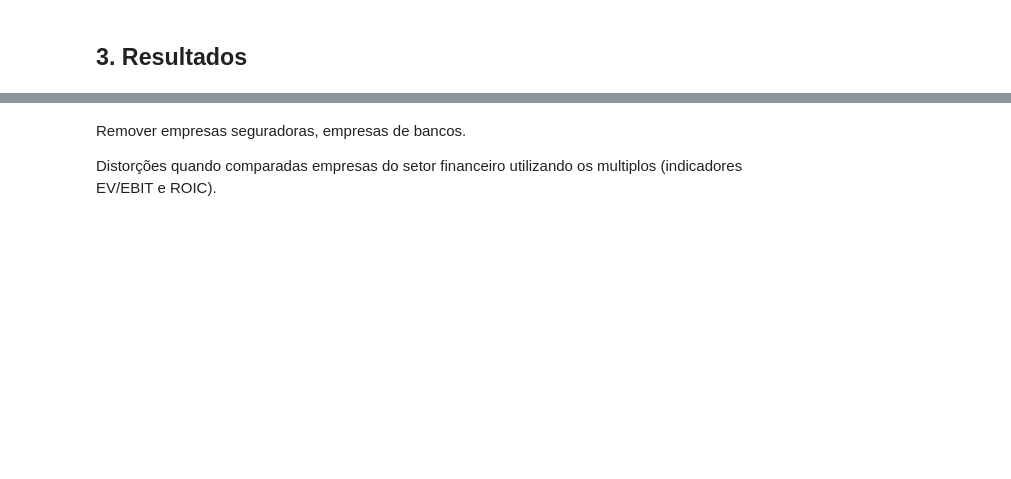
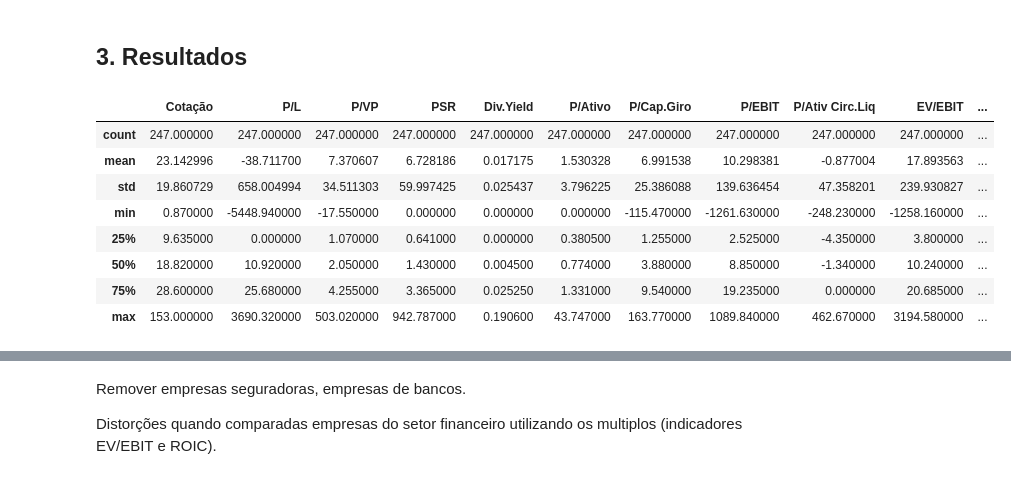
Before and after one commit to devscie/PythonFinance, a Jupyter notebook: 08_Python_Finance.ipynb, the cells around one changed output, grey strips where cells are left out. Cells and saved outputs as stored; diff of their text form; code cells hidden in the pictures; blank space fills up the shorter version.

```diff
--- a/08_Python_Finance.ipynb
+++ b/08_Python_Finance.ipynb
@@ -146,2 +146,14 @@ Length: 132, dtype: int64
 # %% [markdown]
 ## 3. Resultados
+# %%
+df.describe()
+# %% [output]
+|  | Cotação | P/L | P/VP | PSR | Div.Yield | P/Ativo | P/Cap.Giro | P/EBIT | P/Ativ Circ.Liq | EV/EBIT | ... |
+| count | 247.000000 | 247.000000 | 247.000000 | 247.000000 | 247.000000 | 247.000000 | 247.000000 | 247.000000 | 247.000000 | 247.000000 | ... |
+| mean | 23.142996 | -38.711700 | 7.370607 | 6.728186 | 0.017175 | 1.530328 | 6.991538 | 10.298381 | -0.877004 | 17.893563 | ... |
+| std | 19.860729 | 658.004994 | 34.511303 | 59.997425 | 0.025437 | 3.796225 | 25.386088 | 139.636454 | 47.358201 | 239.930827 | ... |
+| min | 0.870000 | -5448.940000 | -17.550000 | 0.000000 | 0.000000 | 0.000000 | -115.470000 | -1261.630000 | -248.230000 | -1258.160000 | ... |
+| 25% | 9.635000 | 0.000000 | 1.070000 | 0.641000 | 0.000000 | 0.380500 | 1.255000 | 2.525000 | -4.350000 | 3.800000 | ... |
+| 50% | 18.820000 | 10.920000 | 2.050000 | 1.430000 | 0.004500 | 0.774000 | 3.880000 | 8.850000 | -1.340000 | 10.240000 | ... |
+| 75% | 28.600000 | 25.680000 | 4.255000 | 3.365000 | 0.025250 | 1.331000 | 9.540000 | 19.235000 | 0.000000 | 20.685000 | ... |
+| max | 153.000000 | 3690.320000 | 503.020000 | 942.787000 | 0.190600 | 43.747000 | 163.770000 | 1089.840000 | 462.670000 | 3194.580000 | ... |
```
Also changed, not shown: parts of 14 cells of this notebook.
